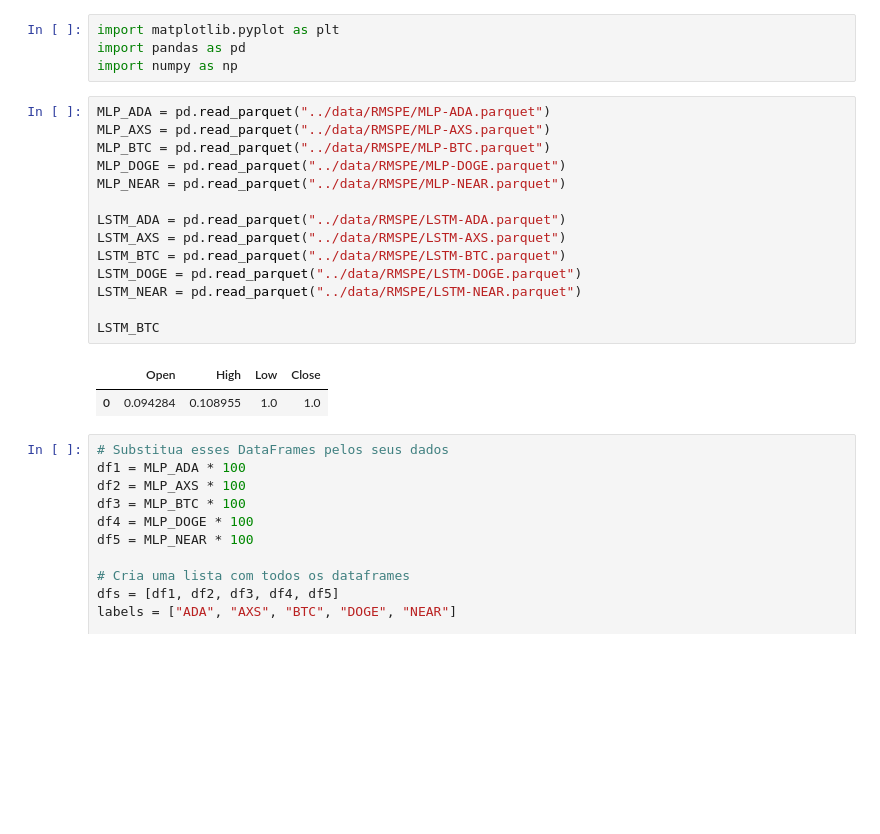
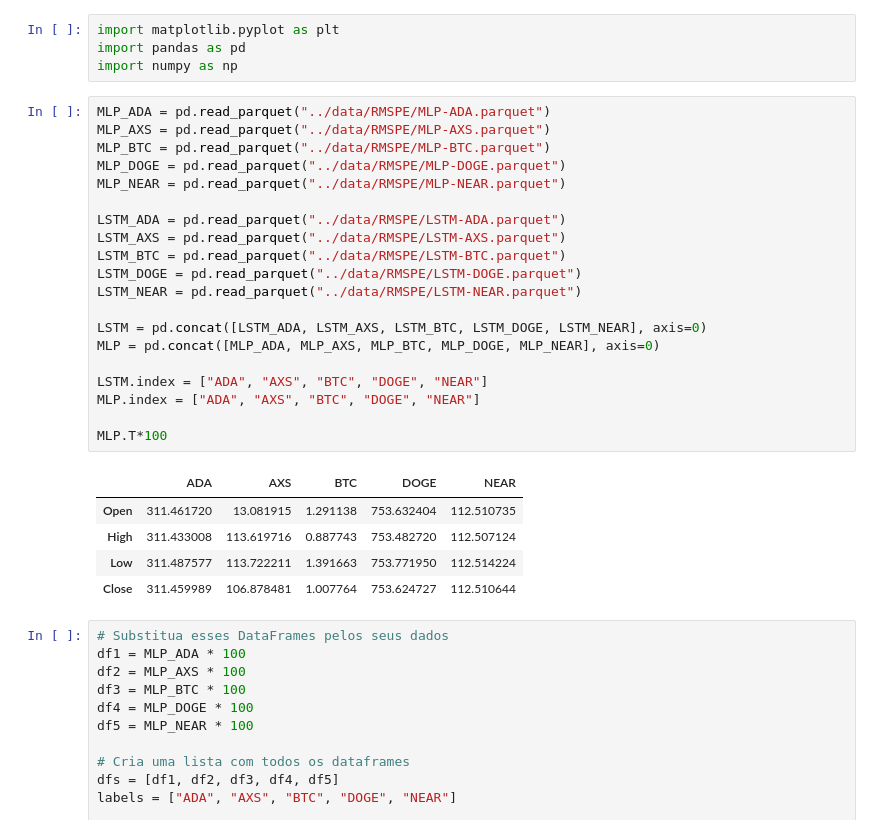
Before and after one commit to LuisAntonioBordignon/Stock-Price-Prediction, a Jupyter notebook: notebooks/RMSE-plots.ipynb, the cells around one changed output. Drawn from its saved outputs; the diff is of its cells as text; blank space fills up the shorter version.

```diff
--- a/notebooks/RMSE-plots.ipynb
+++ b/notebooks/RMSE-plots.ipynb
@@ -5,20 +5,29 @@ import numpy as np
 # %%
 MLP_ADA = pd.read_parquet("../data/RMSPE/MLP-ADA.parquet")
 MLP_AXS = pd.read_parquet("../data/RMSPE/MLP-AXS.parquet")
 MLP_BTC = pd.read_parquet("../data/RMSPE/MLP-BTC.parquet")
 MLP_DOGE = pd.read_parquet("../data/RMSPE/MLP-DOGE.parquet")
 MLP_NEAR = pd.read_parquet("../data/RMSPE/MLP-NEAR.parquet")
 
 LSTM_ADA = pd.read_parquet("../data/RMSPE/LSTM-ADA.parquet")
 LSTM_AXS = pd.read_parquet("../data/RMSPE/LSTM-AXS.parquet")
 LSTM_BTC = pd.read_parquet("../data/RMSPE/LSTM-BTC.parquet")
 LSTM_DOGE = pd.read_parquet("../data/RMSPE/LSTM-DOGE.parquet")
 LSTM_NEAR = pd.read_parquet("../data/RMSPE/LSTM-NEAR.parquet")
 
-LSTM_BTC
+LSTM = pd.concat([LSTM_ADA, LSTM_AXS, LSTM_BTC, LSTM_DOGE, LSTM_NEAR], axis=0)
+MLP = pd.concat([MLP_ADA, MLP_AXS, MLP_BTC, MLP_DOGE, MLP_NEAR], axis=0)
+
+LSTM.index = ["ADA", "AXS", "BTC", "DOGE", "NEAR"]
+MLP.index = ["ADA", "AXS", "BTC", "DOGE", "NEAR"]
+
+MLP.T*100
 # %% [output]
-|  | Open | High | Low | Close |
-| 0 | 0.094284 | 0.108955 | 1.0 | 1.0 |
+|  | ADA | AXS | BTC | DOGE | NEAR |
+| Open | 311.461720 | 13.081915 | 1.291138 | 753.632404 | 112.510735 |
+| High | 311.433008 | 113.619716 | 0.887743 | 753.482720 | 112.507124 |
+| Low | 311.487577 | 113.722211 | 1.391663 | 753.771950 | 112.514224 |
+| Close | 311.459989 | 106.878481 | 1.007764 | 753.624727 | 112.510644 |
 # %%
 # Substitua esses DataFrames pelos seus dados
 df1 = MLP_ADA * 100
```
Also changed, not shown: parts of 1 cell of this notebook.
